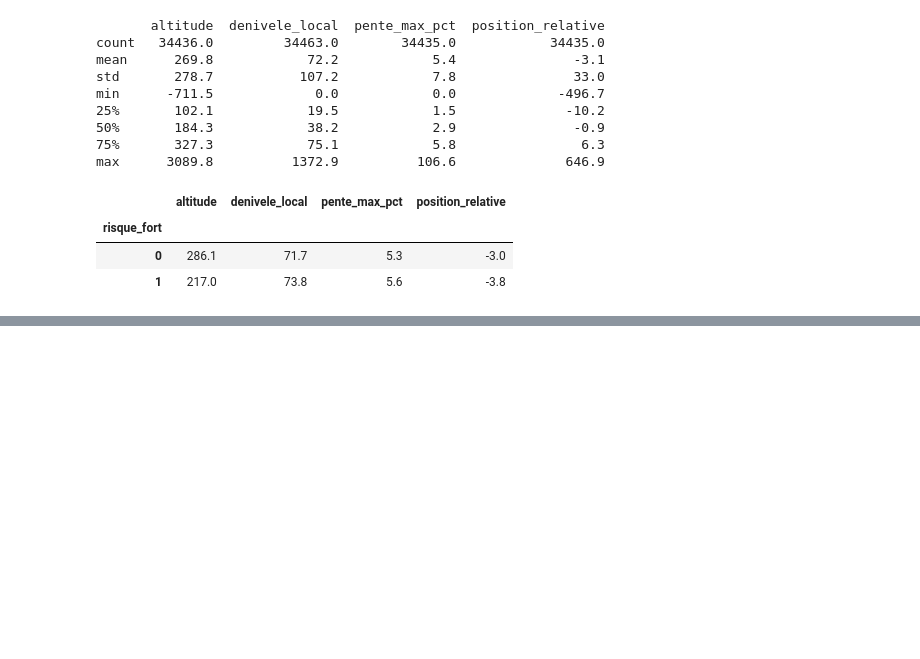
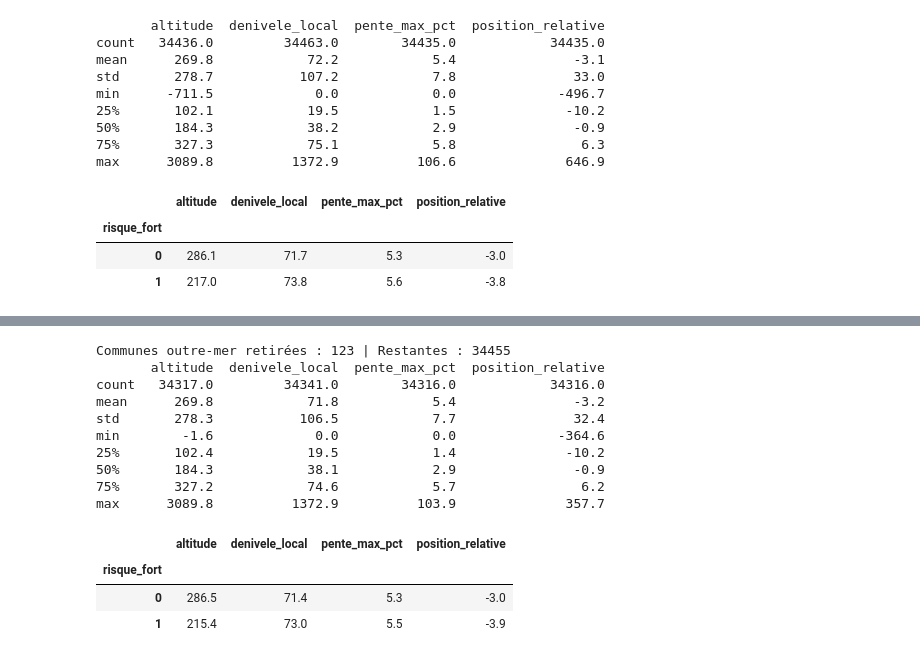
Before and after one commit to Asma-Iam/hydraxai-france, a Jupyter notebook: notebooks/01_exploration_catnat.ipynb, the cells around one changed output, grey strips where cells are left out. Drawn from its saved outputs; the diff is of its cells as text; code cells hidden in the pictures; blank space fills up the shorter version.

Commit message:
Relief nettoyé (alt < -10 m exclues) + périmètre métropole

```diff
--- a/notebooks/01_exploration_catnat.ipynb
+++ b/notebooks/01_exploration_catnat.ipynb
@@ -496,0 +515,41 @@ df.to_parquet("../data/communes_cible_swi_relief.parquet", index=False)
+# %%
+# 1. Altitudes impossibles (sous -10 m) -> valeur manquante
+pts_alt.loc[pts_alt["alt"] < -10, "alt"] = np.nan
+pts_alt.to_parquet("../data/altitudes_points.parquet", index=False)
+
+# 2. Recalculer le relief
+alt = pts_alt.pivot(index="code_commune", columns="pos", values="alt")
+voisins = alt[["n", "s", "e", "o"]]
+relief = pd.DataFrame({
+    "altitude": alt["c"],
+    "denivele_local": alt.max(axis=1) - alt.min(axis=1),
+    "pente_max_pct": voisins.sub(alt["c"], axis=0).abs().max(axis=1) / 1000 * 100,
+    "position_relative": alt["c"] - voisins.mean(axis=1),
+}).reset_index()
+
+# 3. Remplacer les anciennes colonnes de relief dans df
+cols = ["altitude", "denivele_local", "pente_max_pct", "position_relative"]
+df = df.drop(columns=cols).merge(relief, on="code_commune", how="left")
+
+# 4. Garder la France métropolitaine
+avant = len(df)
+df = df[~df["code_commune"].str.startswith("97")]
+print("Communes outre-mer retirées :", avant - len(df), "| Restantes :", len(df))
+
+print(df[cols].describe().round(1))
+df.groupby("risque_fort")[cols].mean().round(1)
+# %% [output]
+Communes outre-mer retirées : 123 | Restantes : 34455
+       altitude  denivele_local  pente_max_pct  position_relative
+count   34317.0         34341.0        34316.0            34316.0
+mean      269.8            71.8            5.4               -3.2
+std       278.3           106.5            7.7               32.4
+min        -1.6             0.0            0.0             -364.6
+25%       102.4            19.5            1.4              -10.2
+50%       184.3            38.1            2.9               -0.9
+75%       327.2            74.6            5.7                6.2
+max      3089.8          1372.9          103.9              357.7
+|  | altitude | denivele_local | pente_max_pct | position_relative |
+| risque_fort |  |  |  |  |
+| 0 | 286.5 | 71.4 | 5.3 | -3.0 |
+| 1 | 215.4 | 73.0 | 5.5 | -3.9 |
```
Also changed, not shown: parts of 3 cells of this notebook, 2 other files.
